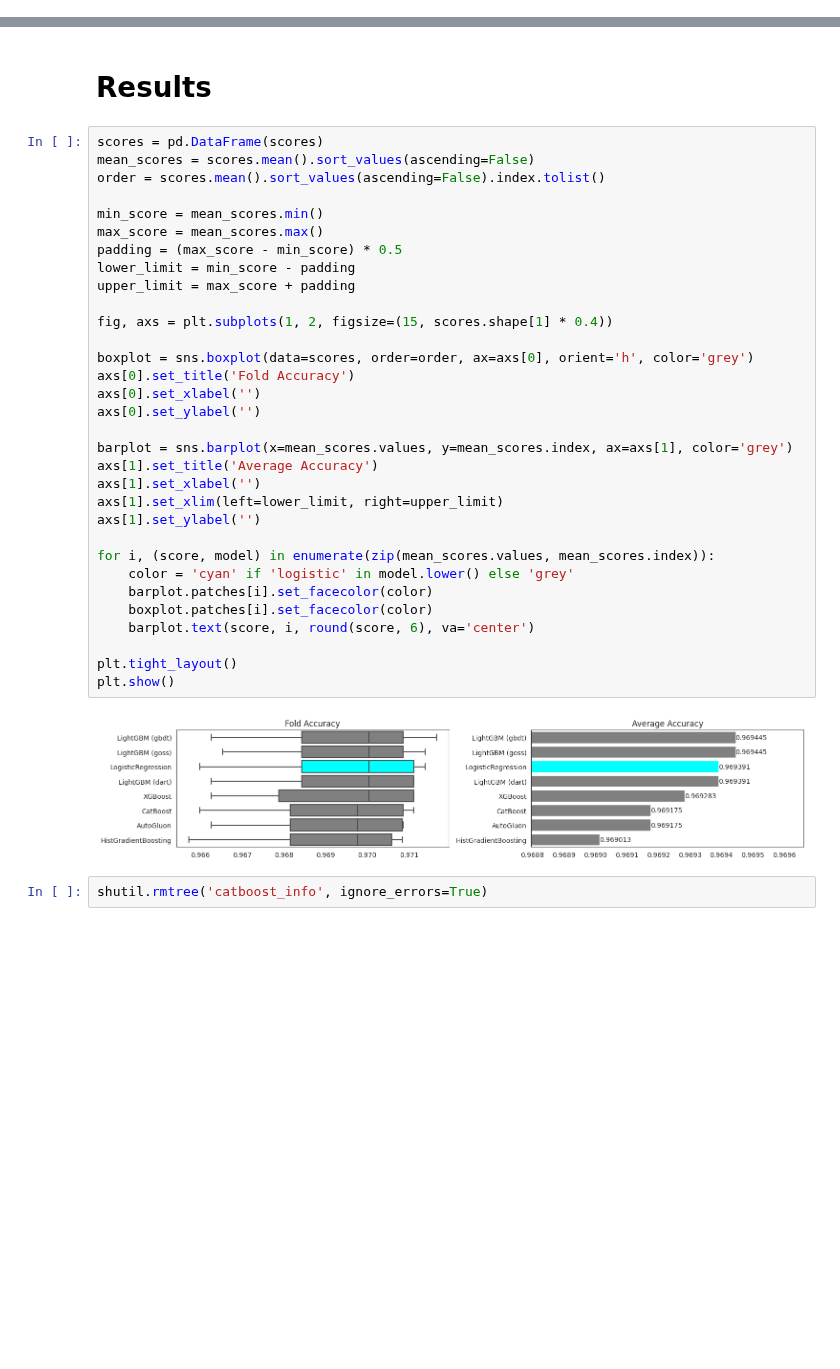
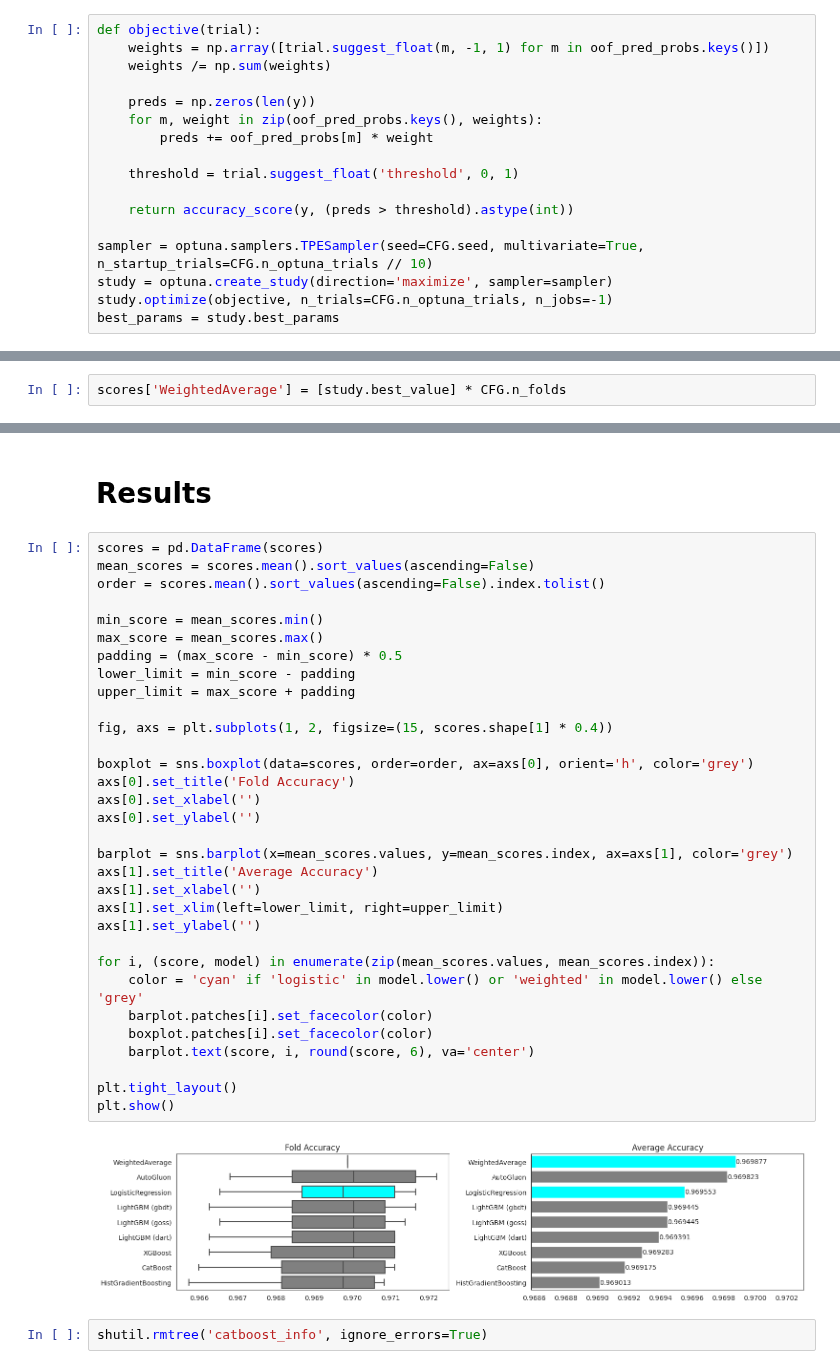
Before and after one commit to ravaghi/kaggle-notebooks, a Jupyter notebook: competitions/playground/s05e07/s05e07-personality-type-prediction-ensemble.ipynb, the cells around one changed output, grey strips where cells are left out. Drawn from its saved outputs; the diff is of its cells as text; blank space fills up the shorter version.

```diff
--- a/competitions/playground/s05e07/s05e07-personality-type-prediction-ensemble.ipynb
+++ b/competitions/playground/s05e07/s05e07-personality-type-prediction-ensemble.ipynb
@@ -580,0 +585,17 @@ plot_weights(lr_coeffs, 'LR Coefficients')
+# %%
+def objective(trial):
+    weights = np.array([trial.suggest_float(m, -1, 1) for m in oof_pred_probs.keys()])
+    weights /= np.sum(weights)
+
+    preds = np.zeros(len(y))
+    for m, weight in zip(oof_pred_probs.keys(), weights):
+        preds += oof_pred_probs[m] * weight
+
+    threshold = trial.suggest_float('threshold', 0, 1)
+
+    return accuracy_score(y, (preds > threshold).astype(int))
+
+sampler = optuna.samplers.TPESampler(seed=CFG.seed, multivariate=True, n_startup_trials=CFG.n_optuna_trials // 10)
+study = optuna.create_study(direction='maximize', sampler=sampler)
+study.optimize(objective, n_trials=CFG.n_optuna_trials, n_jobs=-1)
+best_params = study.best_params
@@ -580,0 +620,2 @@ plot_weights(lr_coeffs, 'LR Coefficients')
+# %%
+scores['WeightedAverage'] = [study.best_value] * CFG.n_folds
@@ -585,34 +666,34 @@ scores = pd.DataFrame(scores)
 mean_scores = scores.mean().sort_values(ascending=False)
 order = scores.mean().sort_values(ascending=False).index.tolist()
 
 min_score = mean_scores.min()
 max_score = mean_scores.max()
 padding = (max_score - min_score) * 0.5
 lower_limit = min_score - padding
 upper_limit = max_score + padding
 
 fig, axs = plt.subplots(1, 2, figsize=(15, scores.shape[1] * 0.4))
 
 boxplot = sns.boxplot(data=scores, order=order, ax=axs[0], orient='h', color='grey')
 axs[0].set_title('Fold Accuracy')
 axs[0].set_xlabel('')
 axs[0].set_ylabel('')
 
 barplot = sns.barplot(x=mean_scores.values, y=mean_scores.index, ax=axs[1], color='grey')
 axs[1].set_title('Average Accuracy')
 axs[1].set_xlabel('')
 axs[1].set_xlim(left=lower_limit, right=upper_limit)
 axs[1].set_ylabel('')
 
 for i, (score, model) in enumerate(zip(mean_scores.values, mean_scores.index)):
-    color = 'cyan' if 'logistic' in model.lower() else 'grey'
+    color = 'cyan' if 'logistic' in model.lower() or 'weighted' in model.lower() else 'grey'
     barplot.patches[i].set_facecolor(color)
     boxplot.patches[i].set_facecolor(color)
     barplot.text(score, i, round(score, 6), va='center')
 
 plt.tight_layout()
 plt.show()
 # %% [output]
-[figure, old version]
+[figure, new version]
 # %%
 shutil.rmtree('catboost_info', ignore_errors=True)
```
Also changed, not shown: parts of 20 cells of this notebook.
